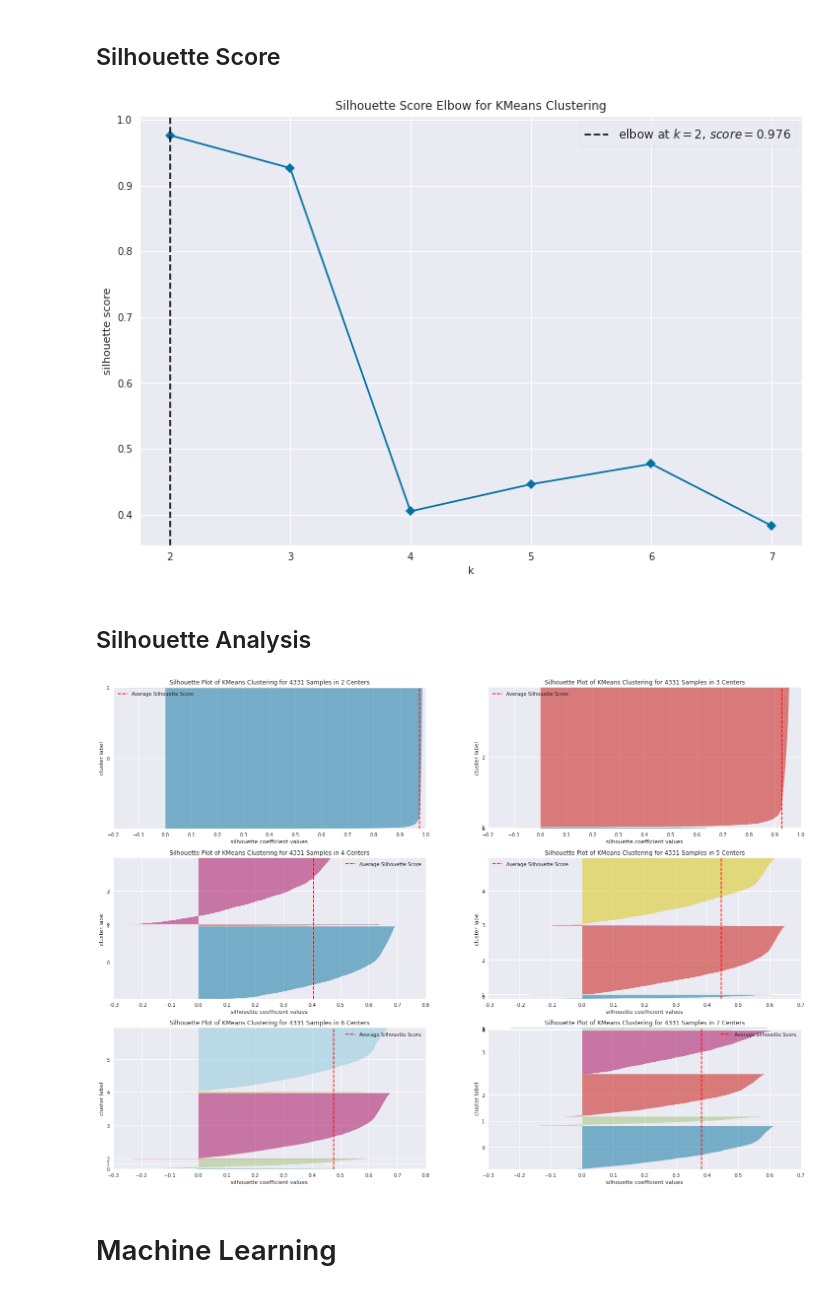
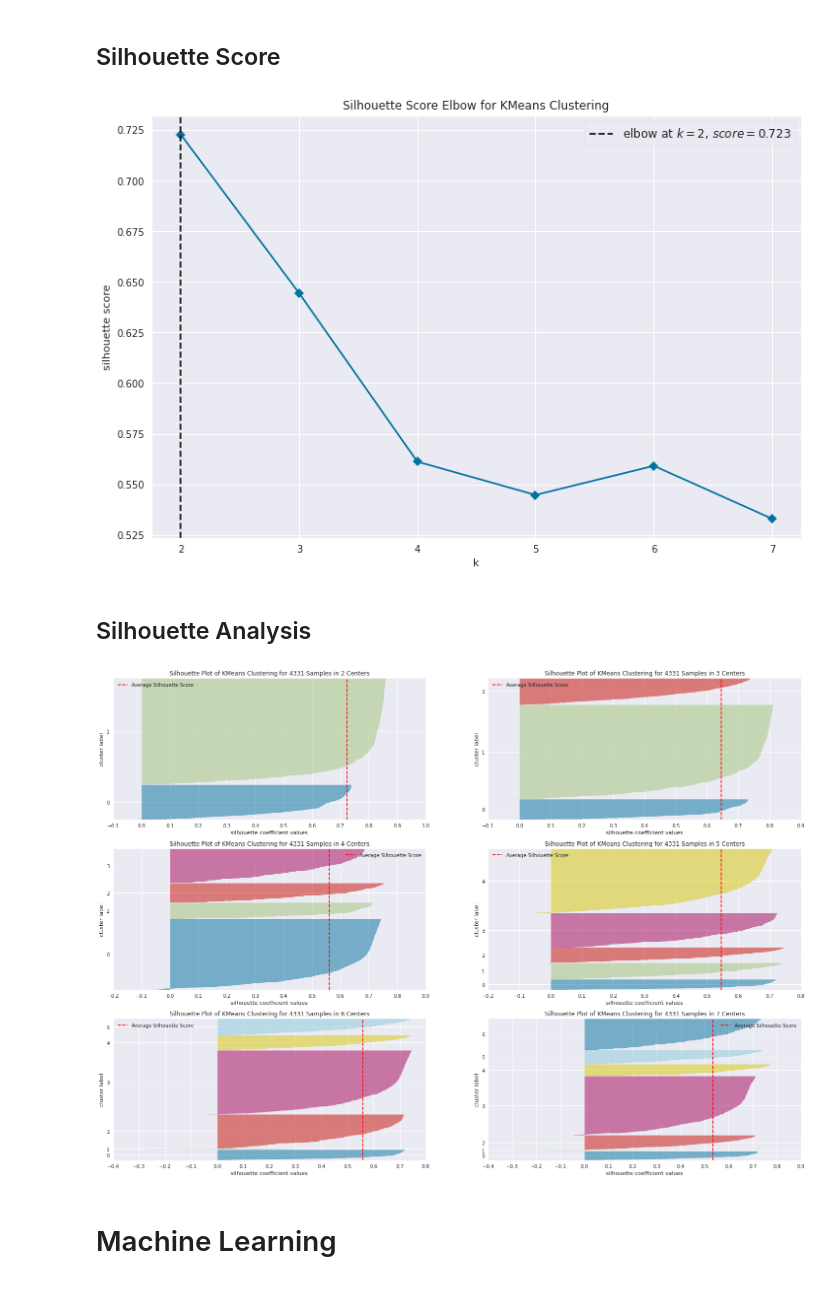
Before and after one commit to MarcosRMG/insiders_clustering, a Jupyter notebook: notebooks/insiders_clustering.ipynb, the cells around one changed output. Drawn from its saved outputs; the diff is of its cells as text; code cells hidden in the pictures.

Commit message:
Data preparation

```diff
--- a/notebooks/insiders_clustering.ipynb
+++ b/notebooks/insiders_clustering.ipynb
@@ -492,6 +538,6 @@ df_ref.to_csv('../data/processed/df_ref.csv', index=False)
 # %% [markdown]
 ## Input
 # %%
-df7 = pd.read_csv('../data/processed/df_ref.csv')
-df7.head()
+df9 = pd.read_csv('../data/processed/df_scaler.csv', index_col='customer_id')
+df9.head()
 # %% [output]
@@ -512,7 +559,7 @@ for k in clusters:
     kmeans = KMeans(n_clusters=k, init='random', n_init=10, max_iter=300, random_state=7)
 
     # Model training
-    kmeans.fit(df7)
+    kmeans.fit(df9)
 
     # Validation
     wss.append(kmeans.inertia_)
@@ -528,6 +575,6 @@ plt.show()
 # %%
 kmeans_viz = KElbowVisualizer(estimator=KMeans(), k=clusters, timings=False)
-kmeans_viz.fit(df7)
+kmeans_viz.fit(df9)
 kmeans_viz.show()
 plt.show()
 # %% [output]
@@ -536,26 +583,26 @@ plt.show()
 ## Silhouette Score
 # %%
 kmeans_viz = KElbowVisualizer(kmeans, k=clusters, metric='silhouette', timings=False)
-kmeans_viz.fit(df7)
+kmeans_viz.fit(df9)
 kmeans_viz.show()
 plt.show()
 # %% [output]
-[figure, old version]
+[figure, new version]
 # %% [markdown]
 ## Silhouette Analysis
 # %%
 fig, ax = plt.subplots(3, 2, figsize=(25, 18))
 
 clusters = [2, 3, 4, 5, 6, 7]
 
 for k in clusters:
     km = KMeans(n_clusters=k, init='random', n_init=10, max_iter=100, random_state=7)
     q, mod = divmod(k, 2)
     visualizer = SilhouetteVisualizer(km, colors='yellowbrick', ax=ax[q-1][mod])
-    visualizer.fit(df7)
+    visualizer.fit(df9)
     visualizer.finalize()
 # %% [output]
-[figure, old version]
+[figure, new version]
 # %% [markdown]
 # Machine Learning
 # %%
```
Also changed, not shown: parts of 35 cells of this notebook, 3 other files.
